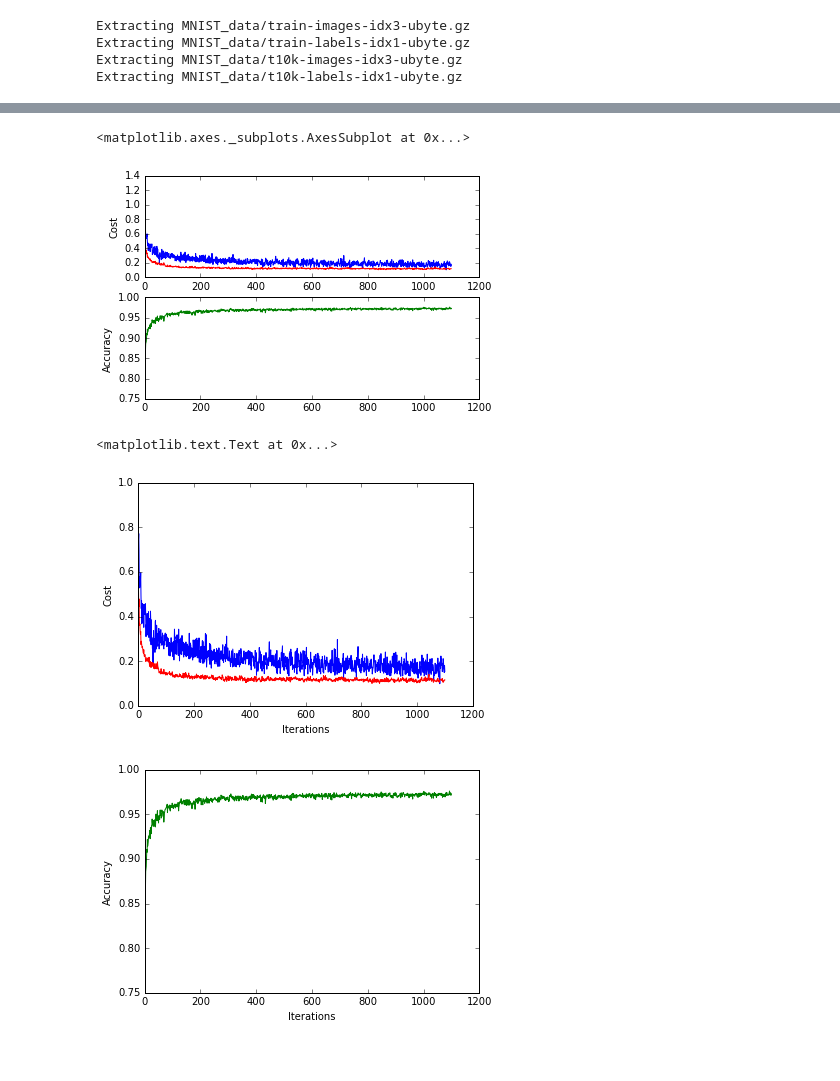
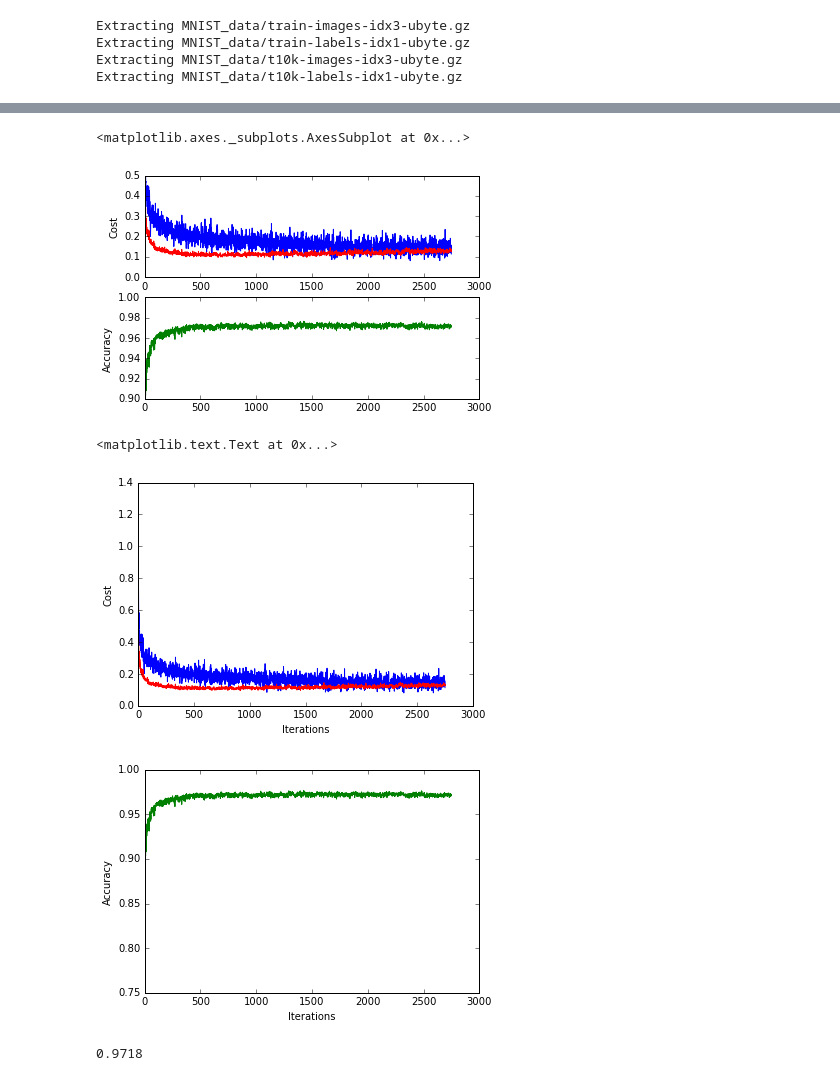
Before and after one commit to winston-li/tensorflow_playground, a Jupyter notebook: notebook/MNIST_1FCDrop_Softmax.ipynb, the cells around one changed output, grey strips where cells are left out. Saved outputs shown, nothing was run; the diff lists cells and outputs as text; code cells hidden in the pictures.

```diff
--- a/notebook/MNIST_1FCDrop_Softmax.ipynb
+++ b/notebook/MNIST_1FCDrop_Softmax.ipynb
@@ -9,11 +9,11 @@ import pickle
 from tensorflow.examples.tutorials.mnist import input_data
 mnist = input_data.read_data_sets('MNIST_data', one_hot=True)
 
-models_path = '/tmp/tensorflow_models/MNIST_1FCDrop_Softmax'
+models_path = '/Users/Winston/GitHub/tensorflow_playground/tensorflow_models/MNIST_1FCDrop_Softmax'
 
 # Parameters
 learning_rate = 0.1
-training_epochs = 20
+training_epochs = 10
 batch_size = 10
 display_step = 1
 log_step = 100
@@ -122,9 +122,9 @@ with tf.Session() as sess:
             print("Epoch: {}, cost= {:.9f}".format(epoch+1, epoch_avg_cost))
 
     print("Optimization Finished!")
-    save_path = saver.save(sess, models_path + '/model.ckpt')
+    save_path = saver.save(sess, models_path + '/model-10epochs.ckpt')
     print("Model save in file: %s" % save_path)
-    with open(models_path + '/history.pickle', "wb") as f:
+    with open(models_path + '/history-10epochs.pickle', "wb") as f:
         pickle.dump((train_cost_history, validation_cost_history, validation_accuracy_history), f)
 
     # Test model
@@ -147,13 +147,14 @@ Epoch: 12, cost= 0.188104882
 # %%
-# Restore Model when needed
+# Restore Model to test Only
+# Need to go through cell [1] first
 train_cost_history, validation_cost_history, validation_accuracy_history = ([] for i in range(3))
 
 saver = tf.train.Saver()
 with tf.Session() as sess:
-    saver.restore(sess, models_path + '/model.ckpt')
+    saver.restore(sess, models_path + '/model-50epochs.ckpt')
     print("Model restored.")
     print("Test Accuracy:", sess.run(accuracy, feed_dict={x: mnist.test.images, y_: mnist.test.labels, keep_prob: 1.0}))
-    with open(models_path + '/history.pickle', "rb") as f:
+    with open(models_path + '/history-50epochs.pickle', "rb") as f:
         train_cost_history, validation_cost_history, validation_accuracy_history = pickle.load(f)
 # %% [output]
 Model restored.
@@ -161,29 +222,31 @@ Test Accuracy: 0.9703
 # %%
 ## Plot the learning curves
 
 %matplotlib inline
 import matplotlib.pyplot as plt
 import matplotlib.gridspec as gridspec
 
 fig = plt.figure()
 # create figure window
 gs = gridspec.GridSpec(2, 1)
 # Creates grid 'gs' of 2 rows and 1 columns
 ax = plt.subplot(gs[0, 0])
 # Adds subplot 'ax' in grid 'gs' at position [0,0]
 ax.set_ylabel('Cost')
 ax.set_xlabel('Iterations')
 ax.plot(train_cost_history, 'b-')
 ax.plot(validation_cost_history, 'r-')
+ax.set_ylim([0, 0.5])
 fig.add_subplot(ax)
 
 bx = plt.subplot(gs[1, 0])
 bx.set_ylabel('Accuracy')
 bx.plot(validation_accuracy_history, 'g-')
+bx.set_ylim([0.9, 1.0])
 fig.add_subplot(bx)
 # %% [output]
 <matplotlib.axes._subplots.AxesSubplot at 0x...>
-[figure, old version]
+[figure, new version]
 # %%
 ## Plot the learning curves
 
@@ -196,7 +259,6 @@ plt.plot(train_cost_history,'b-')
 plt.plot(validation_cost_history, 'r-')
 plt.ylabel('Cost')
 plt.xlabel('Iterations')
-pylab.ylim([0,1])
 
 plt.figure(2)
 plt.plot(validation_accuracy_history, 'g-')
@@ -204,5 +266,9 @@ plt.ylabel('Accuracy')
 plt.xlabel('Iterations')
 # %% [output]
 <matplotlib.text.Text at 0x...>
-[figure, old version]
+[figure, new version]
-[figure, old version]
+[figure, new version]
+# %%
+print(validation_accuracy_history[-1])
+# %% [output]
+0.9718
```
Also changed, not shown: parts of 3 cells of this notebook, 4 other files.
